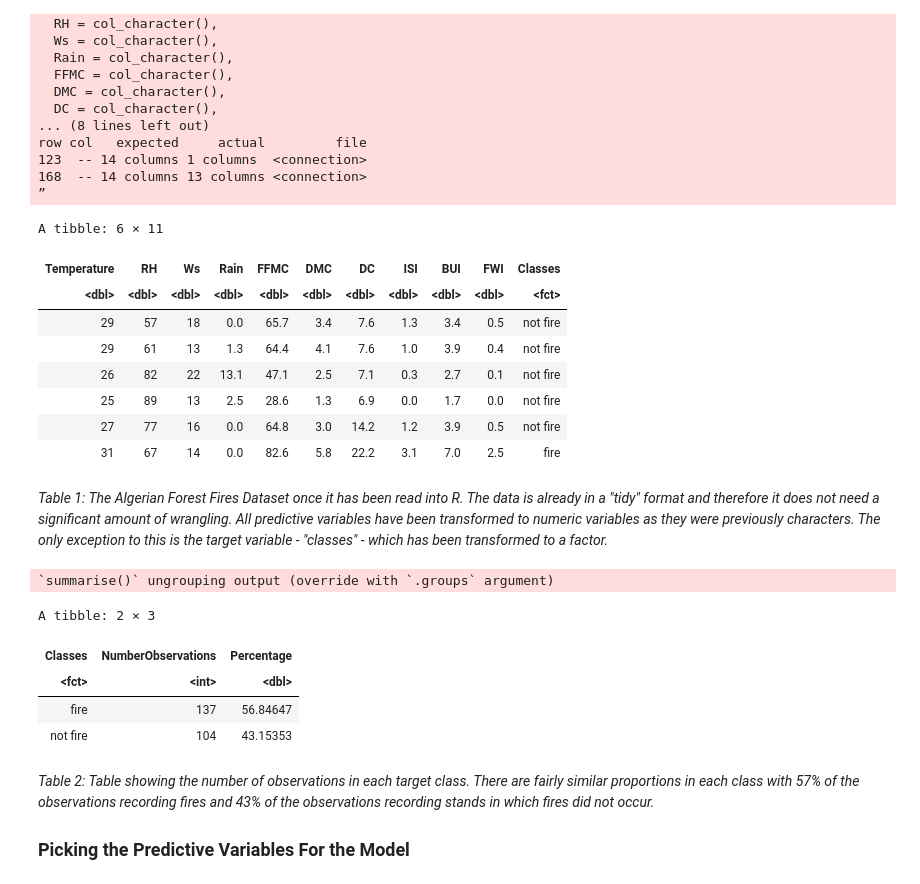
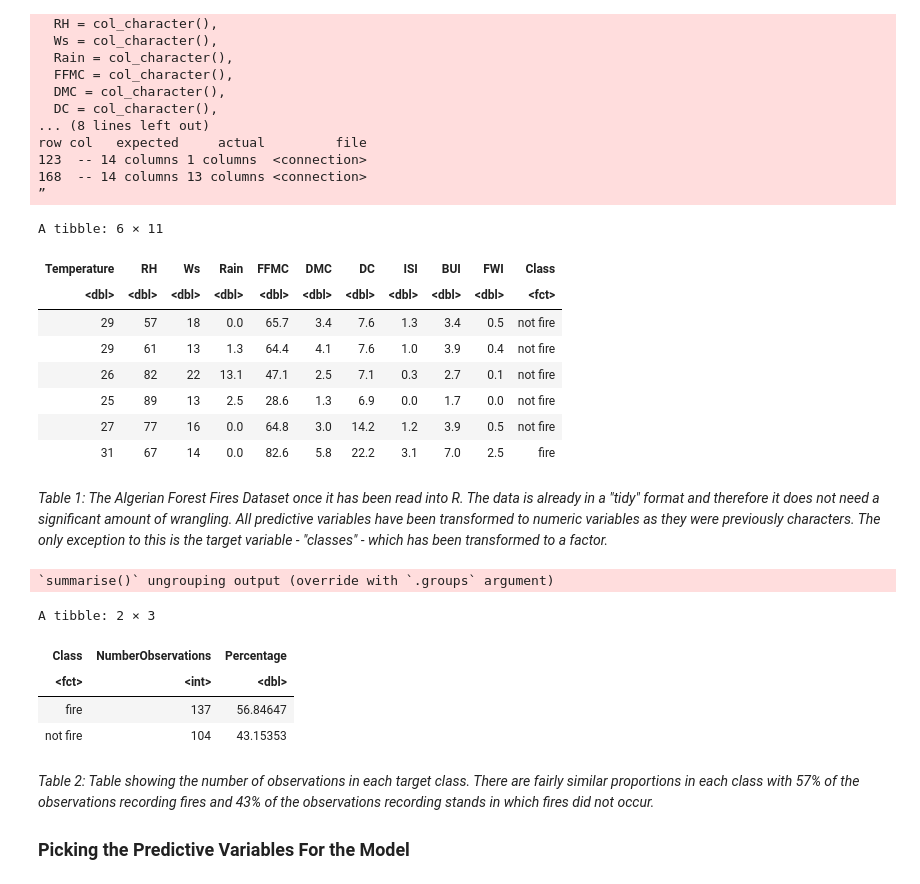
Before and after one commit to deckyblue/DSCI100_Final_Project, a Jupyter notebook: DSCI_project.ipynb, the cells around one changed output. Saved outputs shown, nothing was run; the diff lists cells and outputs as text; code cells hidden in the pictures.

```diff
--- a/DSCI_project.ipynb
+++ b/DSCI_project.ipynb
@@ -90,23 +71,24 @@ row col   expected     actual         file
 # %%
 forest_fire <- forest_fire_original %>%
   select(-day, -month, -year) %>%
   slice(1:122, 125:167, 169:244) %>%
   mutate(Temperature = as.numeric(Temperature)) %>%
   mutate(RH = as.numeric(RH)) %>%
   mutate(Ws = as.numeric(Ws)) %>%
   mutate(Rain = as.numeric(Rain)) %>%
   mutate(FFMC = as.numeric(FFMC)) %>%
   mutate(DMC = as.numeric(DMC)) %>%
   mutate(DC = as.numeric(DC)) %>%
   mutate(ISI = as.numeric(ISI)) %>%
   mutate(BUI = as.numeric(BUI)) %>%
   mutate(FWI = as.numeric(FWI)) %>%
-  mutate(Classes = as.factor(Classes))
+  mutate(Class = as.factor(Classes)) %>%
+  select(-Classes)
 
 head(forest_fire)
 # %% [output]
 A tibble: 6 × 11
-| Temperature | RH | Ws | Rain | FFMC | DMC | DC | ISI | BUI | FWI | Classes |
+| Temperature | RH | Ws | Rain | FFMC | DMC | DC | ISI | BUI | FWI | Class |
 | <dbl> | <dbl> | <dbl> | <dbl> | <dbl> | <dbl> | <dbl> | <dbl> | <dbl> | <dbl> | <fct> |
 | 29 | 57 | 18 | 0.0 | 65.7 | 3.4 | 7.6 | 1.3 | 3.4 | 0.5 | not fire |
 | 29 | 61 | 13 | 1.3 | 64.4 | 4.1 | 7.6 | 1.0 | 3.9 | 0.4 | not fire |
@@ -119,14 +101,14 @@ A tibble: 6 × 11
 # %%
 number_each_class <- nrow(forest_fire)
 forest_fire %>%
-  group_by(Classes) %>%
+  group_by(Class) %>%
   summarize(
     NumberObservations = n(),
     Percentage = n() / number_each_class * 100)
 # %% [output]
 `summarise()` ungrouping output (override with `.groups` argument)
 A tibble: 2 × 3
-| Classes | NumberObservations | Percentage |
+| Class | NumberObservations | Percentage |
 | <fct> | <int> | <dbl> |
 | fire | 137 | 56.84647 |
 | not fire | 104 | 43.15353 |
```
Also changed, not shown: parts of 22 cells of this notebook.
